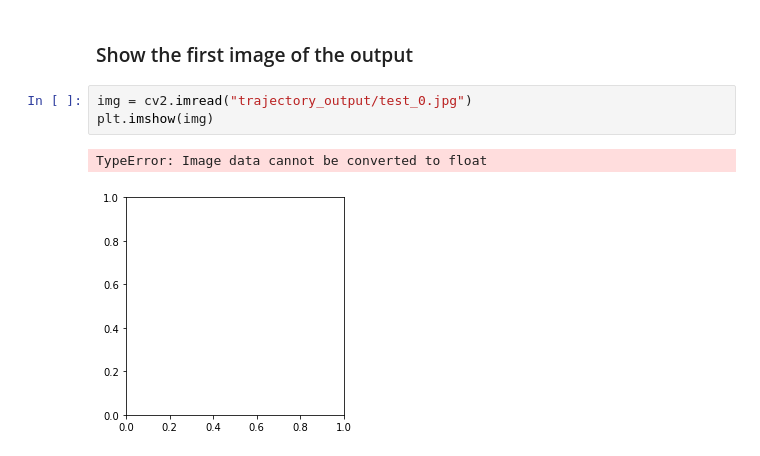
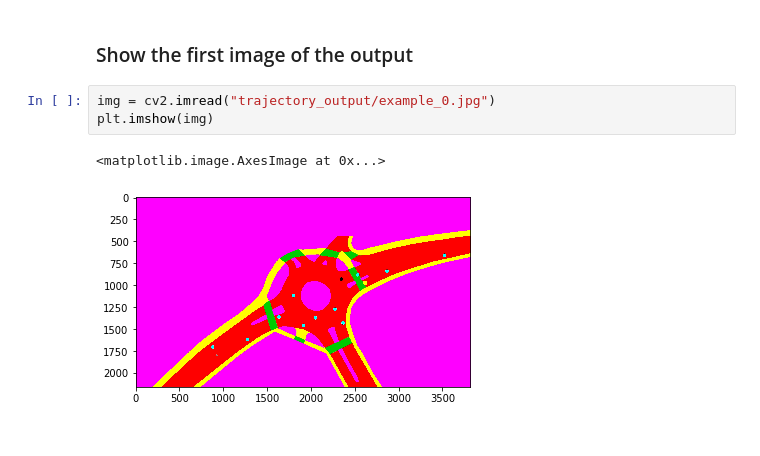
Before and after one commit to SonyChan0807/object_detection_and_tracking, a Jupyter notebook: segmentation/plot_trajectory.ipynb, the cells around one changed output. Saved outputs shown, nothing was run; the diff lists cells and outputs as text.

Commit message:
add example of plotting bounding boxes on segmentation

```diff
--- a/segmentation/plot_trajectory.ipynb
+++ b/segmentation/plot_trajectory.ipynb
@@ -99,8 +101,8 @@ Save image to trajectory_output/example_26.jpg
 # %% [markdown]
 ### Show the first image of the output
 # %%
-img = cv2.imread("trajectory_output/test_0.jpg")
+img = cv2.imread("trajectory_output/example_0.jpg")
 plt.imshow(img)
 # %% [output]
-TypeError: Image data cannot be converted to float
+<matplotlib.image.AxesImage at 0x...>
-[figure, old version]
+[figure, new version]
```
Also changed, not shown: parts of 4 cells of this notebook.
